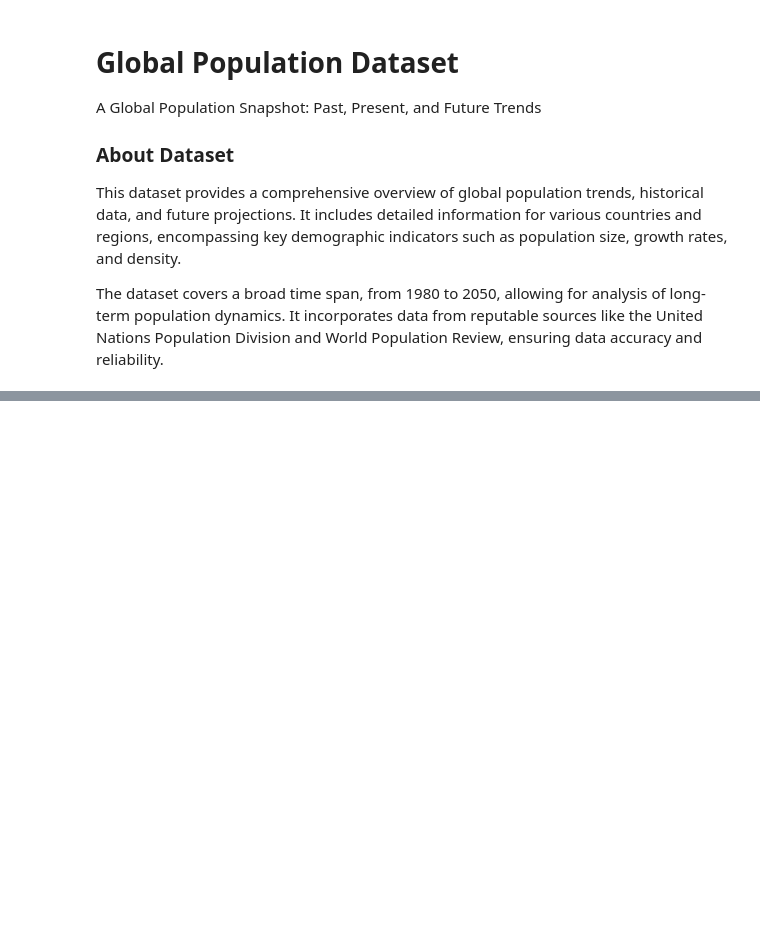
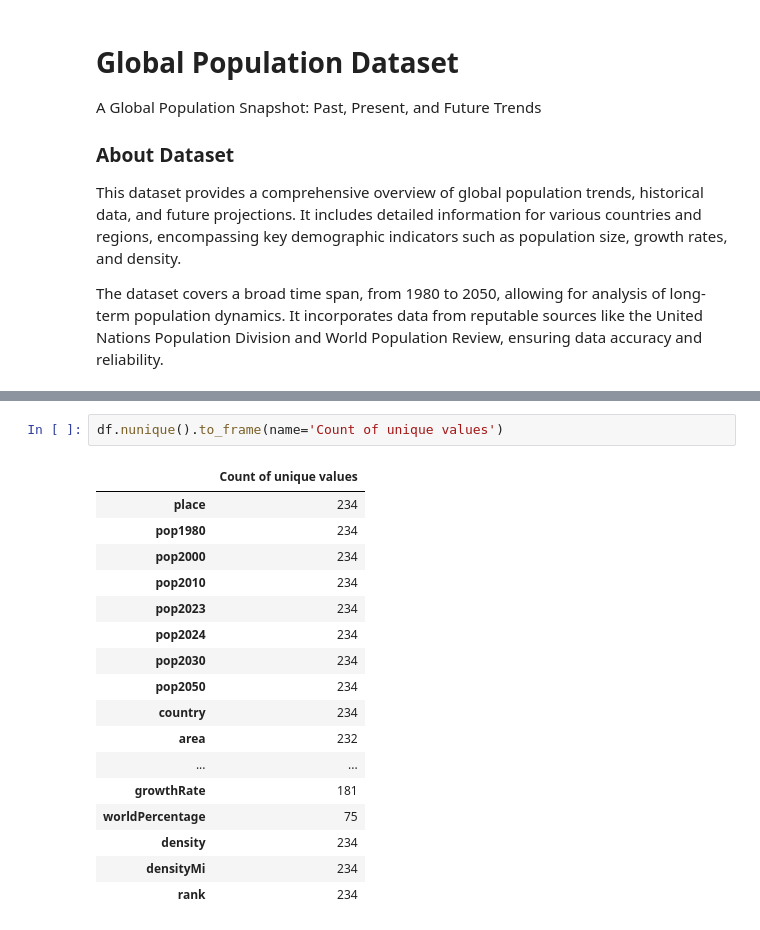
Before and after one commit to ritik-3/Global-Population-dataset-analysis, a Jupyter notebook: main.ipynb, the cells around one changed output, grey strips where cells are left out. Drawn from its saved outputs; the diff is of its cells as text; blank space fills up the shorter version.

```diff
--- a/main.ipynb
+++ b/main.ipynb
@@ -41,0 +84,20 @@ df.describe()
+# %%
+df.nunique().to_frame(name='Count of unique values')
+# %% [output]
+|  | Count of unique values |
+| place | 234 |
+| pop1980 | 234 |
+| pop2000 | 234 |
+| pop2010 | 234 |
+| pop2023 | 234 |
+| pop2024 | 234 |
+| pop2030 | 234 |
+| pop2050 | 234 |
+| country | 234 |
+| area | 232 |
+| ... | ... |
+| growthRate | 181 |
+| worldPercentage | 75 |
+| density | 234 |
+| densityMi | 234 |
+| rank | 234 |
```
Also changed, not shown: parts of 6 cells of this notebook.
